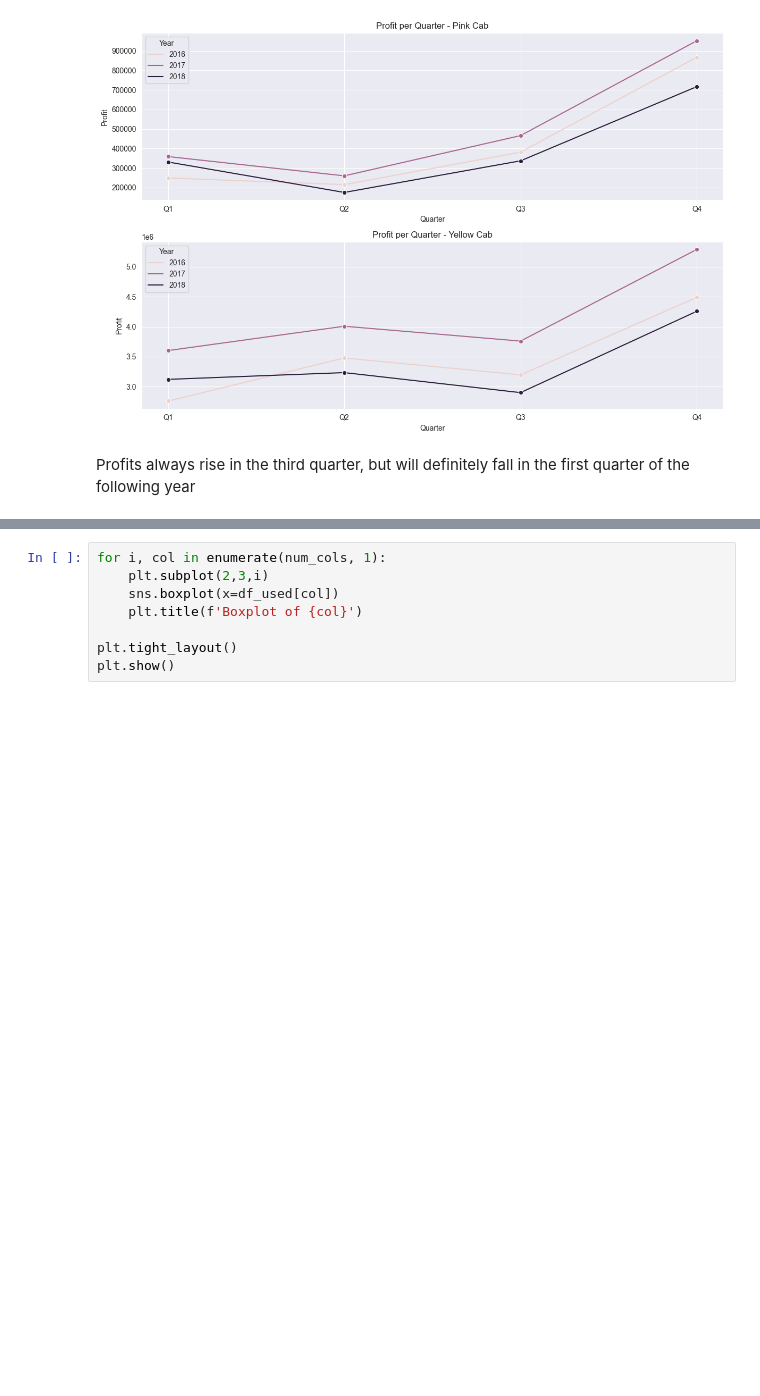
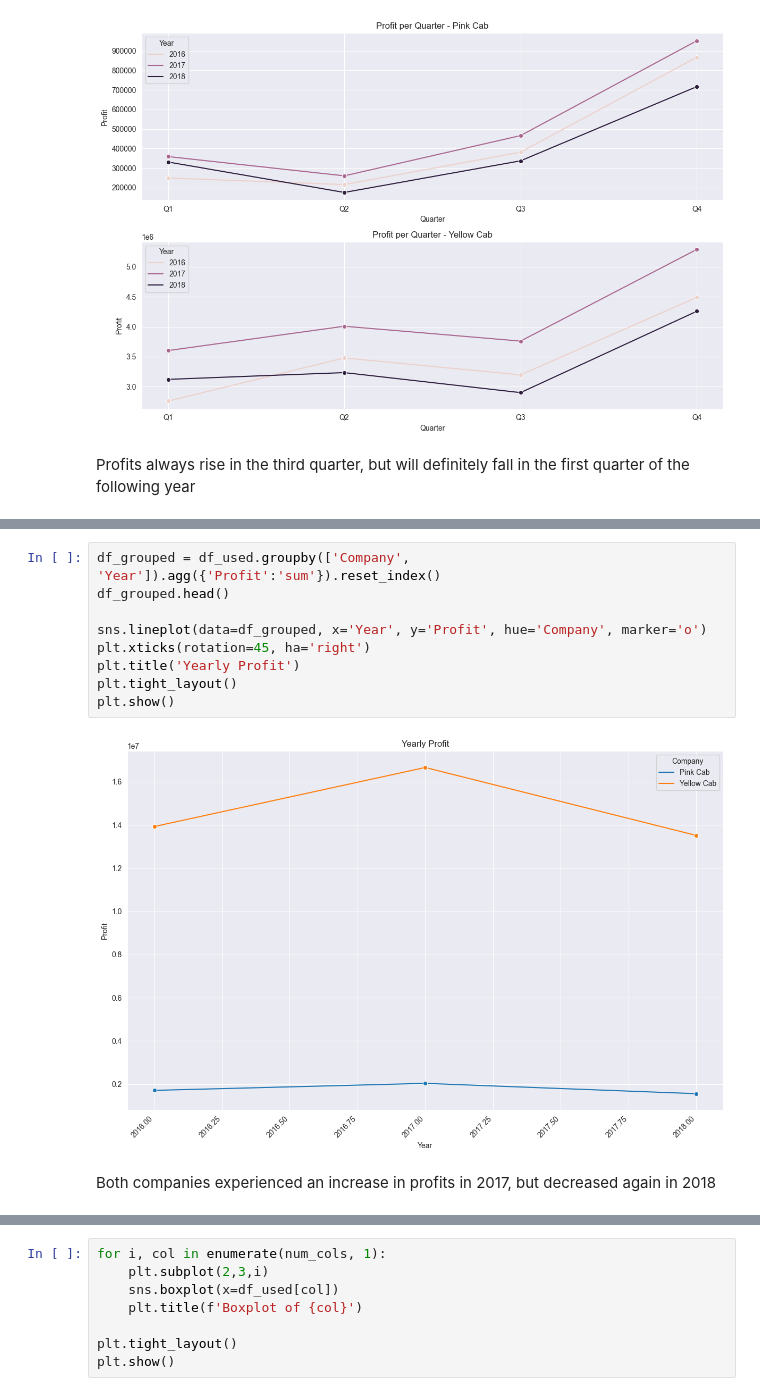
Before and after one commit to MuhammadNurilHuda/G2M-Cab-Investment, a Jupyter notebook: Data Preparation.ipynb, the cells around one changed output, grey strips where cells are left out. Cells and saved outputs as stored; diff of their text form; blank space fills up the shorter version.

```diff
--- a/Data Preparation.ipynb
+++ b/Data Preparation.ipynb
@@ -903,0 +943,13 @@ df_used.head()
+# %%
+df_grouped = df_used.groupby(['Company', 'Year']).agg({'Profit':'sum'}).reset_index()
+df_grouped.head()
+
+sns.lineplot(data=df_grouped, x='Year', y='Profit', hue='Company', marker='o')
+plt.xticks(rotation=45, ha='right')
+plt.title('Yearly Profit')
+plt.tight_layout()
+plt.show()
+# %% [output]
+[figure, added]
+# %% [markdown]
+Both companies experienced an increase in profits in 2017, but decreased again in 2018
```
Also changed, not shown: parts of 17 cells of this notebook.
